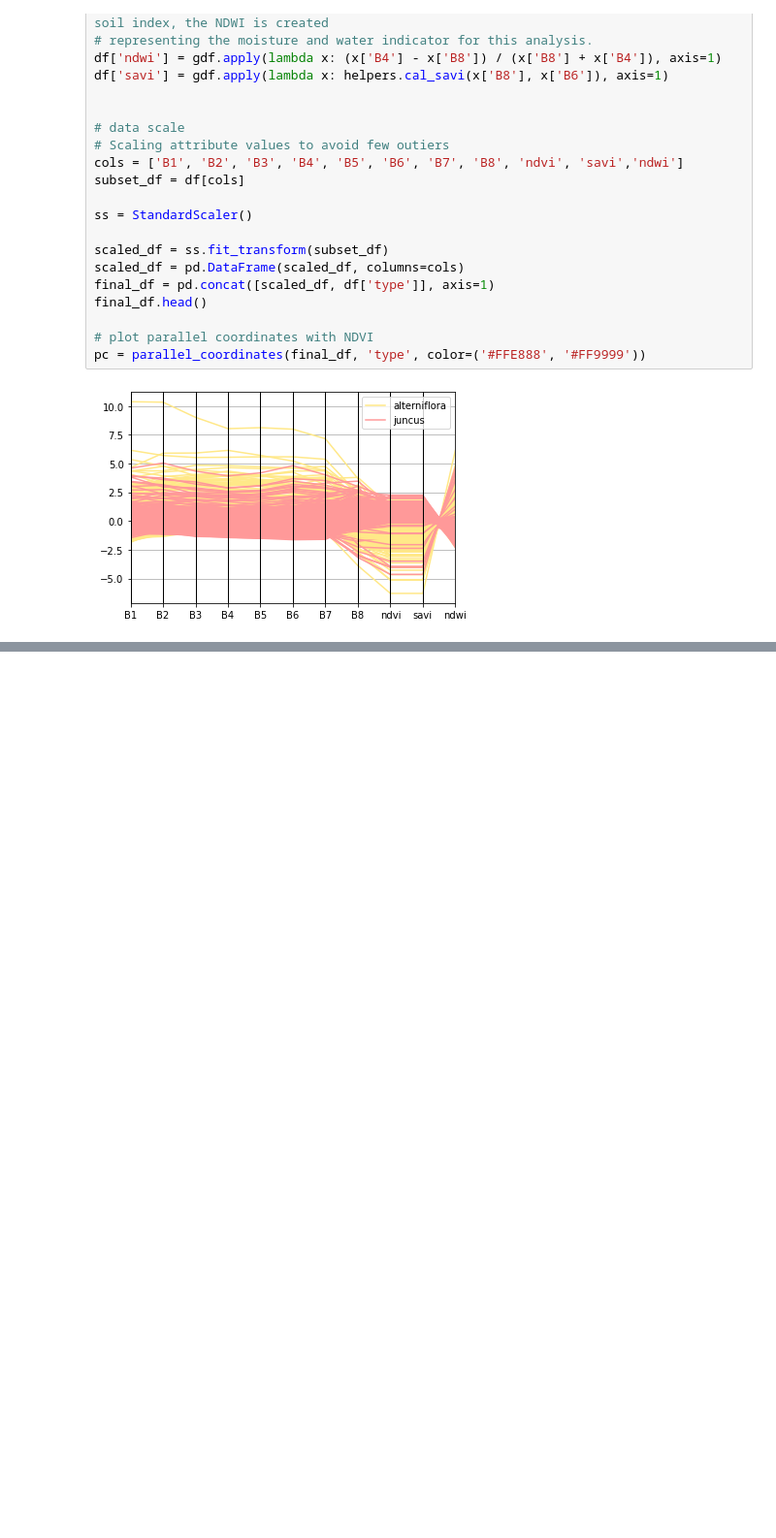
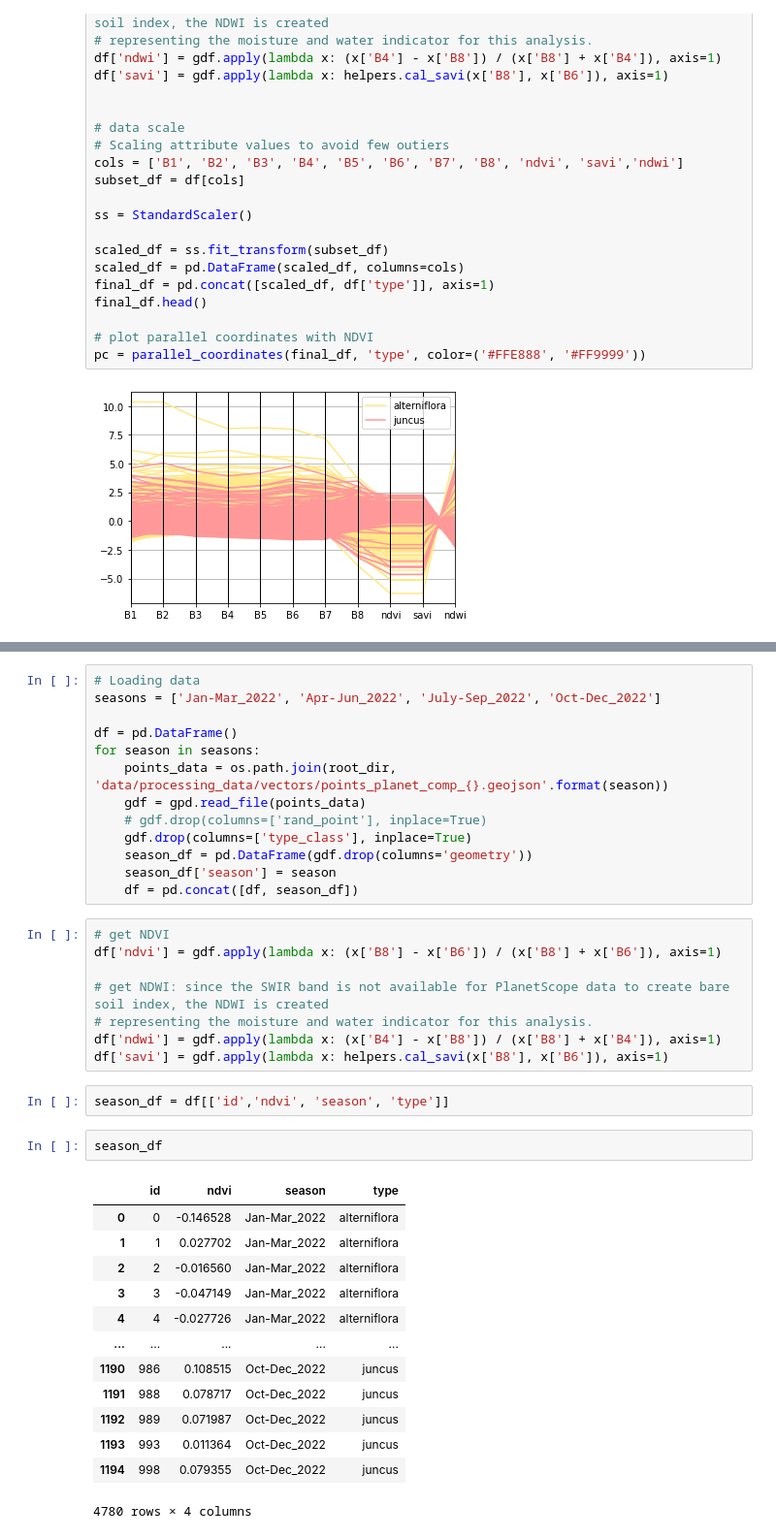
Before and after one commit to MirandaLv/MarshCommunity_EPA, a Jupyter notebook: scripts/descriptive_analysis.ipynb, the cells around one changed output, grey strips where cells are left out. Shown at 97% size. Cells and saved outputs as stored; diff of their text form; blank space fills up the shorter version.

```diff
--- a/scripts/descriptive_analysis.ipynb
+++ b/scripts/descriptive_analysis.ipynb
@@ -292,0 +326,39 @@ boxplot = subdf.boxplot(by='type')
+# %%
+# Loading data
+seasons = ['Jan-Mar_2022', 'Apr-Jun_2022', 'July-Sep_2022', 'Oct-Dec_2022']
+
+df = pd.DataFrame()
+for season in seasons:
+    points_data = os.path.join(root_dir, 'data/processing_data/vectors/points_planet_comp_{}.geojson'.format(season))
+    gdf = gpd.read_file(points_data)
+    # gdf.drop(columns=['rand_point'], inplace=True)
+    gdf.drop(columns=['type_class'], inplace=True)
+    season_df = pd.DataFrame(gdf.drop(columns='geometry'))
+    season_df['season'] = season
+    df = pd.concat([df, season_df])
+# %%
+# get NDVI
+df['ndvi'] = gdf.apply(lambda x: (x['B8'] - x['B6']) / (x['B8'] + x['B6']), axis=1)
+
+# get NDWI: since the SWIR band is not available for PlanetScope data to create bare soil index, the NDWI is created
+# representing the moisture and water indicator for this analysis.
+df['ndwi'] = gdf.apply(lambda x: (x['B4'] - x['B8']) / (x['B8'] + x['B4']), axis=1)
+df['savi'] = gdf.apply(lambda x: helpers.cal_savi(x['B8'], x['B6']), axis=1)
+# %%
+season_df = df[['id','ndvi', 'season', 'type']]
+# %%
+season_df
+# %% [output]
+|  | id | ndvi | season | type |
+| 0 | 0 | -0.146528 | Jan-Mar_2022 | alterniflora |
+| 1 | 1 | 0.027702 | Jan-Mar_2022 | alterniflora |
+| 2 | 2 | -0.016560 | Jan-Mar_2022 | alterniflora |
+| 3 | 3 | -0.047149 | Jan-Mar_2022 | alterniflora |
+| 4 | 4 | -0.027726 | Jan-Mar_2022 | alterniflora |
+| ... | ... | ... | ... | ... |
+| 1190 | 986 | 0.108515 | Oct-Dec_2022 | juncus |
+| 1191 | 988 | 0.078717 | Oct-Dec_2022 | juncus |
+| 1192 | 989 | 0.071987 | Oct-Dec_2022 | juncus |
+| 1193 | 993 | 0.011364 | Oct-Dec_2022 | juncus |
+| 1194 | 998 | 0.079355 | Oct-Dec_2022 | juncus |
+4780 rows × 4 columns
```
Also changed, not shown: parts of 11 cells of this notebook, 17 other files.
